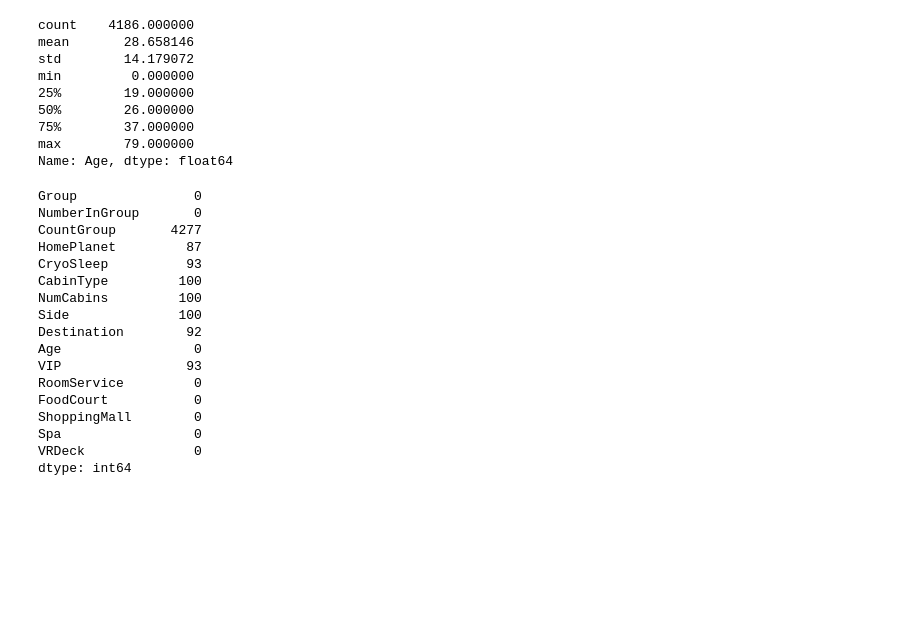
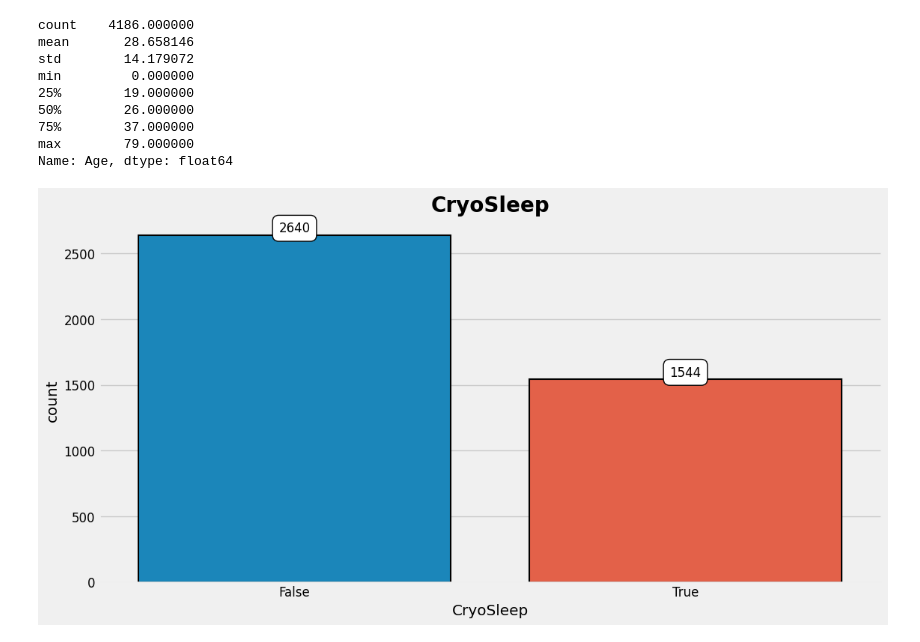
Before and after one commit to taniamvitoria/SpaceshipTitanic, a Jupyter notebook: SpaceshipTitanic.ipynb, the cells around one changed output. Drawn from its saved outputs; the diff is of its cells as text; code cells hidden in the pictures; blank space fills up the shorter version.

Commit message:
Complete adjustments between dataset train and test.

```diff
--- a/SpaceshipTitanic.ipynb
+++ b/SpaceshipTitanic.ipynb
@@ -53,7 +53,7 @@ matplotlib.rcParams.update(params)
 # Сountplot based on a one column
 
 def countplot_one_column(name_column, title):
-    c = sns.countplot(data = df,
+    c = sns.countplot(data = df_test,
                   x = name_column,
                   edgecolor = 'black',
                   linewidth = 1.5)
@@ -443,23 +436,7 @@ df_test.loc[df_test['FoodCourt'].isna(), 'FoodCourt'] = df_test.loc[df_test['Foo
 df_test.loc[df_test['ShoppingMall'].isna(), 'ShoppingMall'] = df_test.loc[df_test['ShoppingMall'].isna(), 'ShoppingMall'].fillna(median)
 df_test.loc[df_test['Spa'].isna(), 'Spa'] = df_test.loc[df_test['Spa'].isna(), 'Spa'].fillna(median)
 df_test.loc[df_test['VRDeck'].isna(), 'VRDeck'] = df_test.loc[df_test['VRDeck'].isna(), 'VRDeck'].fillna(median)
-# %%
-df_test.isna().sum()
-# %% [output]
-Group               0
-NumberInGroup       0
-CountGroup       4277
-HomePlanet         87
-CryoSleep          93
-CabinType         100
-NumCabins         100
-Side              100
-Destination        92
-Age                 0
-VIP                93
-RoomService         0
-FoodCourt           0
-ShoppingMall        0
-Spa                 0
-VRDeck              0
-dtype: int64
+# %%
+countplot_one_column('CryoSleep', 'CryoSleep')
+# %% [output]
+[figure, added]
```
Also changed, not shown: parts of 20 cells of this notebook.
